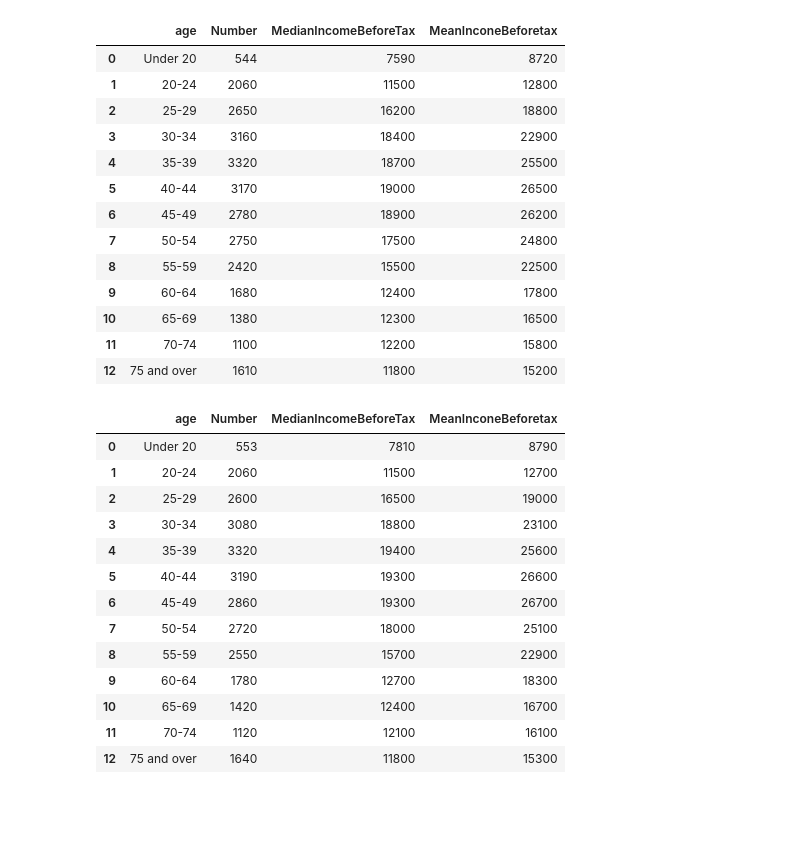
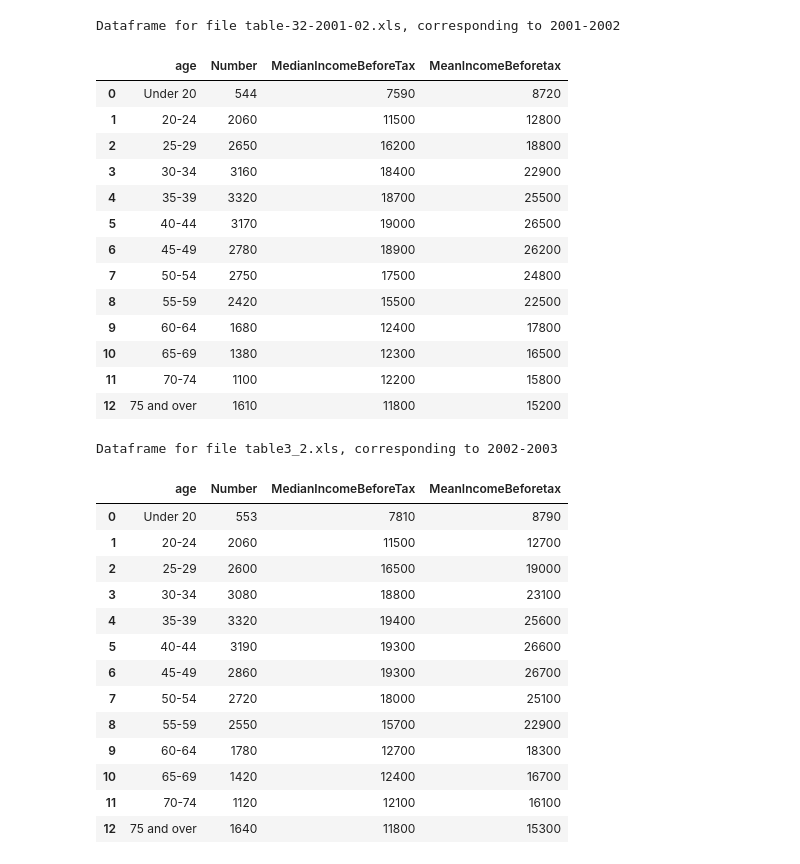
Before and after one commit to GregoryAshton/GregoryAshton.github.io, a Jupyter notebook: _notebooks/IncomeByAge.ipynb, the cells around one changed output. Cells and saved outputs as stored; diff of their text form; code cells hidden in the pictures; blank space fills up the shorter version.

```diff
--- a/_notebooks/IncomeByAge.ipynb
+++ b/_notebooks/IncomeByAge.ipynb
@@ -11,7 +11,6 @@ file_names = [
 "table3-2-2000-01.xls",
 "table-32-2001-02.xls",
 "table3_2.xls",
-"3_2_oct05.xls",
 "3_2_apr06.xls",
 "table3-2-2004-05.xls",
 "table3-2-jan08.xls",
@@ -80,12 +84,15 @@ df_2000_2001
 | 11 | 70-74 | 1100 | 11500 | 15100 |
 | 12 | 75 and over | 1530 | 11800 | 15200 |
 # %%
-df_2001_2002 = pd.read_excel(file_names[2], skiprows=68, skip_footer=11, index_col=None,
+i = 2
+print "Dataframe for file {}, corresponding to {}".format(file_names[i], years[i])
+df_2001_2002 = pd.read_excel(file_names[i], skiprows=68, skip_footer=11, index_col=None,
                    parse_cols = [0, 2, 4, 9],
-                   header=None, names=['age', 'Number', 'MedianIncomeBeforeTax', 'MeanInconeBeforetax'])
+                   header=None, names=['age', 'Number', 'MedianIncomeBeforeTax', 'MeanIncomeBeforetax'])
 df_2001_2002
 # %% [output]
+Dataframe for file table-32-2001-02.xls, corresponding to 2001-2002
-|  | age | Number | MedianIncomeBeforeTax | MeanInconeBeforetax |
+|  | age | Number | MedianIncomeBeforeTax | MeanIncomeBeforetax |
 | 0 | Under 20 | 544 | 7590 | 8720 |
 | 1 | 20-24 | 2060 | 11500 | 12800 |
 | 2 | 25-29 | 2650 | 16200 | 18800 |
@@ -100,12 +107,15 @@ df_2001_2002
 | 11 | 70-74 | 1100 | 12200 | 15800 |
 | 12 | 75 and over | 1610 | 11800 | 15200 |
 # %%
-df_2002_2003 = pd.read_excel(file_names[3], skiprows=68, skip_footer=12, index_col=None,
+i = 3
+print "Dataframe for file {}, corresponding to {}".format(file_names[i], years[i])
+df_2002_2003 = pd.read_excel(file_names[i], skiprows=68, skip_footer=12, index_col=None,
                    parse_cols = [0, 1, 2, 4],
-                   header=None, names=['age', 'Number', 'MedianIncomeBeforeTax', 'MeanInconeBeforetax'])
+                   header=None, names=['age', 'Number', 'MedianIncomeBeforeTax', 'MeanIncomeBeforetax'])
 df_2002_2003
 # %% [output]
+Dataframe for file table3_2.xls, corresponding to 2002-2003
-|  | age | Number | MedianIncomeBeforeTax | MeanInconeBeforetax |
+|  | age | Number | MedianIncomeBeforeTax | MeanIncomeBeforetax |
 | 0 | Under 20 | 553 | 7810 | 8790 |
 | 1 | 20-24 | 2060 | 11500 | 12700 |
 | 2 | 25-29 | 2600 | 16500 | 19000 |
```
Also changed, not shown: parts of 12 cells of this notebook.
